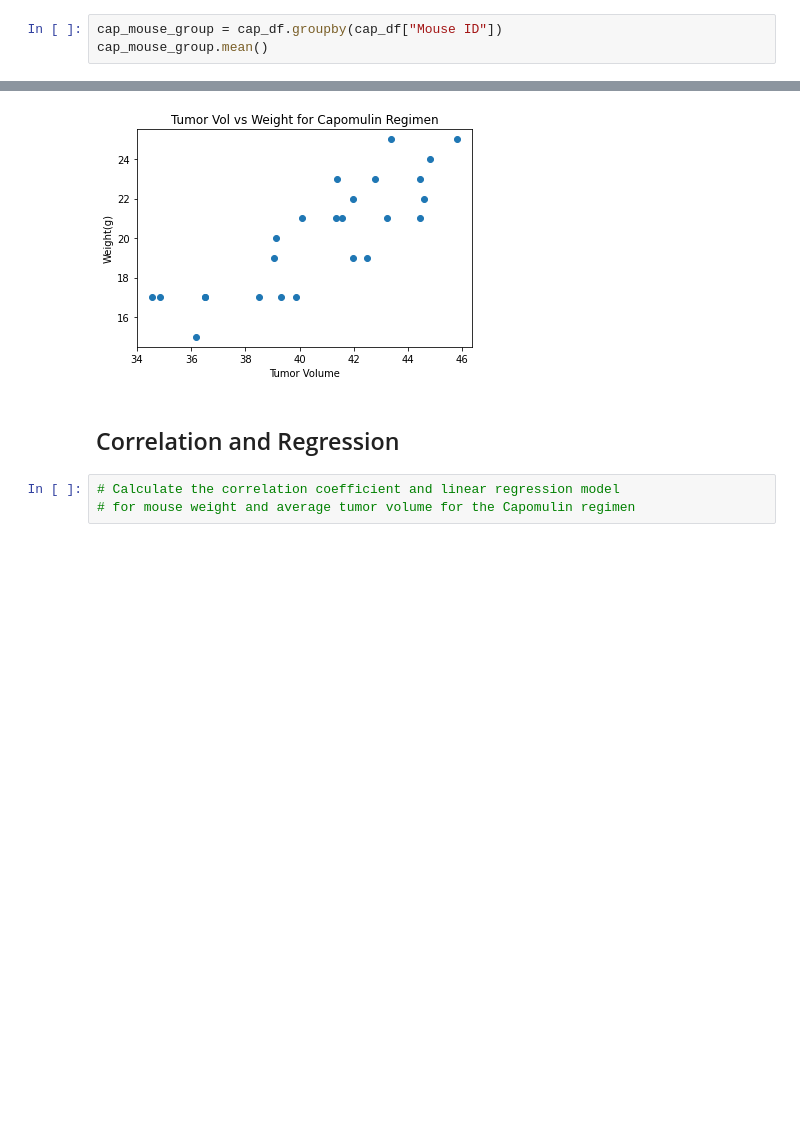
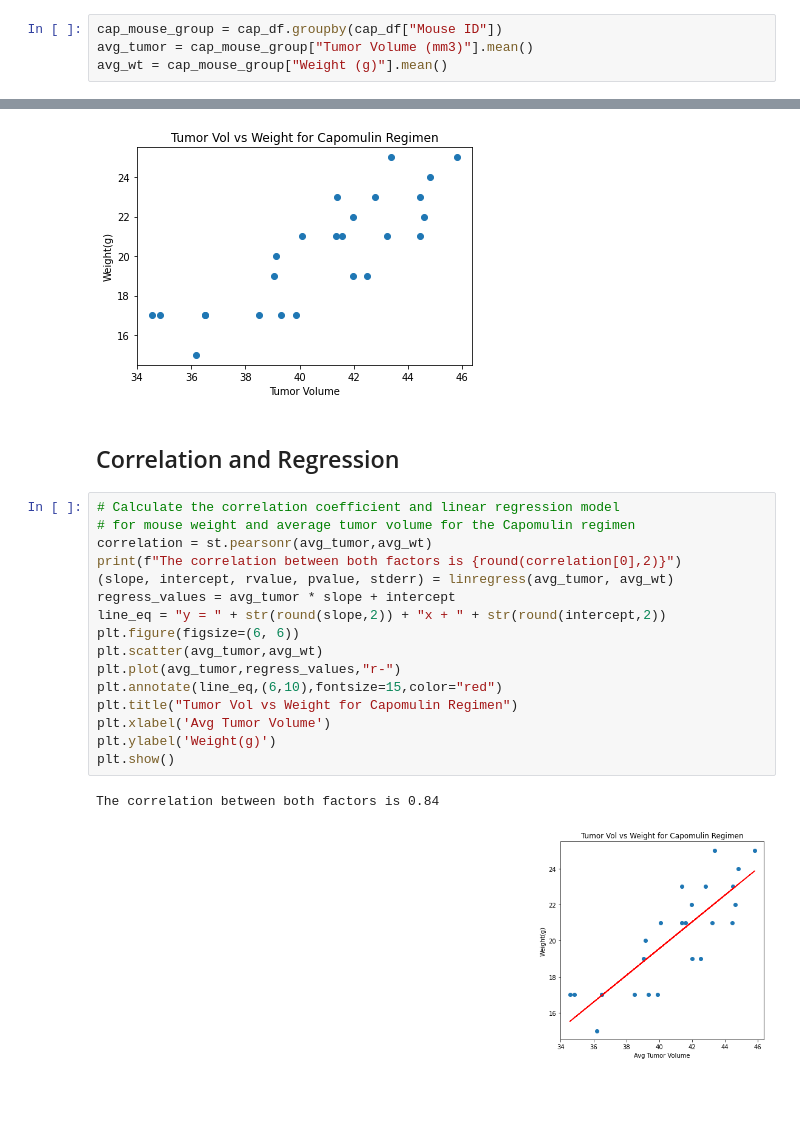
Before and after one commit to etreznoski/pymaceuticals_scc_analysis, a Jupyter notebook: pymaceuticals_starter.ipynb, the cells around one changed output, grey strips where cells are left out. Drawn from its saved outputs; the diff is of its cells as text; blank space fills up the shorter version.

Commit message:
completed linear regression and correlation coefficient

```diff
--- a/pymaceuticals_starter.ipynb
+++ b/pymaceuticals_starter.ipynb
@@ -300,4 +300,5 @@ plt.show()
 [figure]
 # %%
 cap_mouse_group = cap_df.groupby(cap_df["Mouse ID"])
-cap_mouse_group.mean()
+avg_tumor = cap_mouse_group["Tumor Volume (mm3)"].mean()
+avg_wt = cap_mouse_group["Weight (g)"].mean()
@@ -331,6 +313,22 @@ plt.show()
 [figure]
 # %% [markdown]
 ## Correlation and Regression
-# %%
-# Calculate the correlation coefficient and linear regression model
-# for mouse weight and average tumor volume for the Capomulin regimen
+# %%
+# Calculate the correlation coefficient and linear regression model
+# for mouse weight and average tumor volume for the Capomulin regimen
+correlation = st.pearsonr(avg_tumor,avg_wt)
+print(f"The correlation between both factors is {round(correlation[0],2)}")
+(slope, intercept, rvalue, pvalue, stderr) = linregress(avg_tumor, avg_wt)
+regress_values = avg_tumor * slope + intercept
+line_eq = "y = " + str(round(slope,2)) + "x + " + str(round(intercept,2))
+plt.figure(figsize=(6, 6))
+plt.scatter(avg_tumor,avg_wt)
+plt.plot(avg_tumor,regress_values,"r-")
+plt.annotate(line_eq,(6,10),fontsize=15,color="red")
+plt.title("Tumor Vol vs Weight for Capomulin Regimen")
+plt.xlabel('Avg Tumor Volume')
+plt.ylabel('Weight(g)')
+plt.show()
+# %% [output]
+The correlation between both factors is 0.84
+[figure, added]
```
Also changed, not shown: parts of 3 cells of this notebook.
